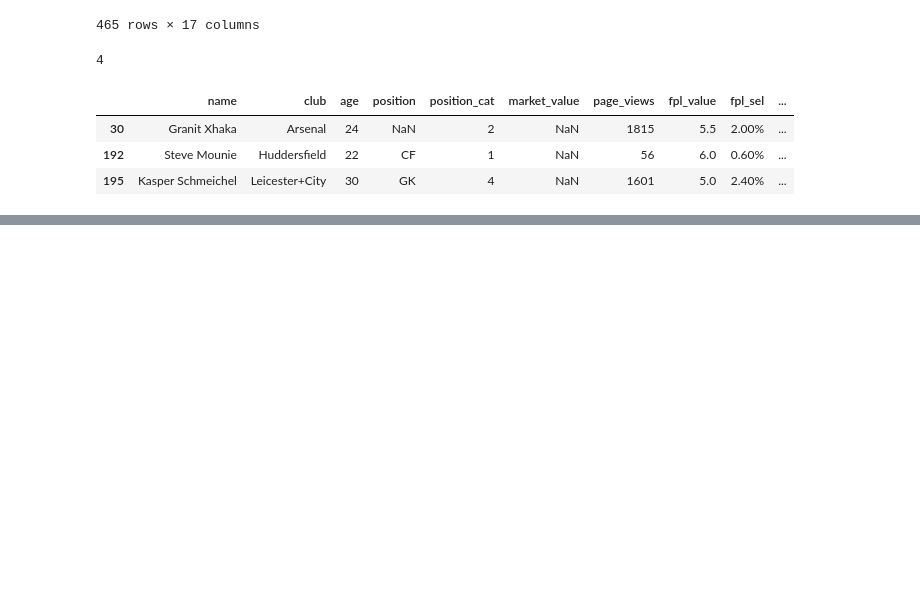
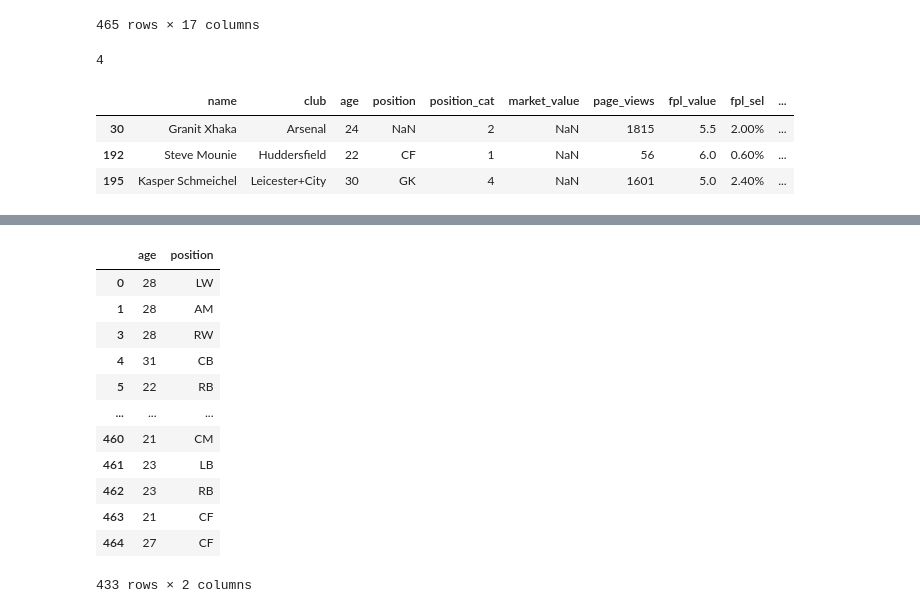
Before and after one commit to momchilantonov/ultimate_pandas_bootcamp, a Jupyter notebook: lectures/DataFrames in Depth.ipynb, the cells around one changed output, grey strips where cells are left out. Saved outputs shown, nothing was run; the diff lists cells and outputs as text; code cells hidden in the pictures; blank space fills up the shorter version.

```diff
--- a/lectures/DataFrames in Depth.ipynb
+++ b/lectures/DataFrames in Depth.ipynb
@@ -1459,0 +1497,18 @@ players_data.fillna(method='ffill', axis=1).loc[[30, 192, 195]]
+# %%
+# 3. Starting from df2, isolate a dataframe slice of players that contains only the unique age_position
+# combinations for each club. Do not inclide the club column itself.
+df2.drop_duplicates(subset=['age', 'club', 'position'], keep='first').loc[:, ['age', 'position']]
+# %% [output]
+|  | age | position |
+| 0 | 28 | LW |
+| 1 | 28 | AM |
+| 3 | 28 | RW |
+| 4 | 31 | CB |
+| 5 | 22 | RB |
+| ... | ... | ... |
+| 460 | 21 | CM |
+| 461 | 23 | LB |
+| 462 | 23 | RB |
+| 463 | 21 | CF |
+| 464 | 27 | CF |
+433 rows × 2 columns
```
Also changed, not shown: parts of 27 cells of this notebook.
